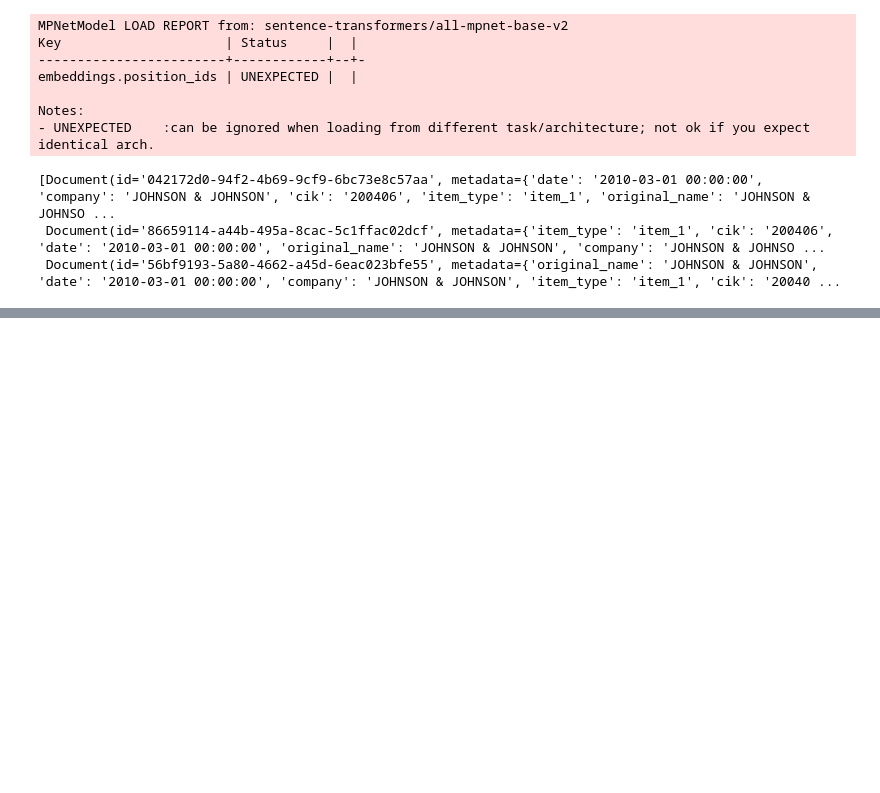
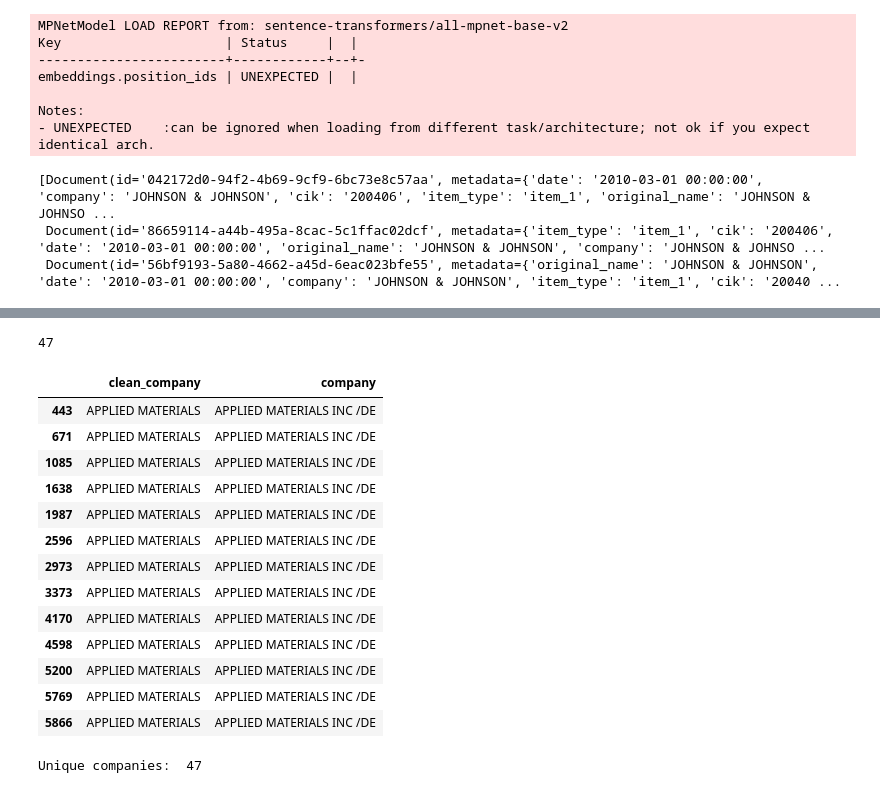
Before and after one commit to coffeedrunkpanda/alpha-crunch, a Jupyter notebook: notebooks/RAG.ipynb, the cells around one changed output, grey strips where cells are left out. Drawn from its saved outputs; the diff is of its cells as text; code cells hidden in the pictures; blank space fills up the shorter version.

```diff
--- a/notebooks/RAG.ipynb
+++ b/notebooks/RAG.ipynb
@@ -236,0 +476,19 @@ docs
+# %%
+import pandas as pd
+# Top 50 S&P 500 CIKs as integers
+top50_ciks_int = [
+    1045810, 320193, 789019, 1018724, 1652044, 1652044, 1326801, 1730168,
+    1318605, 1067983, 104169, 59478, 19617, 34088, 1403161, 200406,
+    1341439, 723125, 1141391, 909832, 1551152, 1065280, 93410, 1321655,
+    80424, 354950, 70858, 21344, 40545, 2488, 18230, 858877, 310158,
+    101829, 6951, 707549, 1413329, 731766, 895421, 886982, 1283699,
+    50863, 51143, 63908, 72971, 1707925, 77476, 732717, 4962
+]
+
+# Convert your cik to int (handles str like "1043277" safely)
+df['cik_int'] = pd.to_numeric(df['cik'], errors='coerce')
+
+# Filter (drops any non-numeric rows)
+df_top50 = df[df['cik_int'].isin(top50_ciks_int)].copy()
+
+print(f"Original rows: {len(df)}, Top 50 S&P 500 rows: {len(df_top50)}")
@@ -236,0 +532,44 @@ docs
+# %%
+len(variations)
+# %% [output]
+47
+# %%
+COMPANY_ALIASES = {
+    "GOOGLE": "ALPHABET",
+    "COMPUTER ASSOCIATES": "CA",
+    "FB": "META PLATFORMS",
+    "FACEBOOK": "META PLATFORMS",
+    "CVS": "CVS CAREMARK",
+    "HP": "HEWLETT PACKARD",
+    "IBM": "INTERNATIONAL BUSINESS MACHINES",
+    "GE": "GENERAL ELECTRIC",
+    "GM": "GENERAL MOTORS",
+    "JPM": "J P MORGAN CHASE",
+    "JP MORGAN": "J P MORGAN CHASE",
+    "JPMORGAN CHASE": "J P MORGAN CHASE",
+    "COSTCO": "COSTCO WHOLESALE",
+    "UNITED TECHNOLOGIES": "RAYTHEON TECHNOLOGIES",
+    "WAL MART STORES": "WALMART",
+    "WALMART STORES": "WALMART",
+    "LILLY ELI": "ELI LILLY",
+}
+
+
+df_top50['clean_company'] = df_top50['clean_company'].apply(lambda x: COMPANY_ALIASES[x] if x in COMPANY_ALIASES else x)
+# %%
+df_top50[df_top50['clean_company'] == 'APPLIED MATERIALS'][["clean_company", "company"]]
+# %% [output]
+|  | clean_company | company |
+| 443 | APPLIED MATERIALS | APPLIED MATERIALS INC /DE |
+| 671 | APPLIED MATERIALS | APPLIED MATERIALS INC /DE |
+| 1085 | APPLIED MATERIALS | APPLIED MATERIALS INC /DE |
+| 1638 | APPLIED MATERIALS | APPLIED MATERIALS INC /DE |
+| 1987 | APPLIED MATERIALS | APPLIED MATERIALS INC /DE |
+| 2596 | APPLIED MATERIALS | APPLIED MATERIALS INC /DE |
+| 2973 | APPLIED MATERIALS | APPLIED MATERIALS INC /DE |
+| 3373 | APPLIED MATERIALS | APPLIED MATERIALS INC /DE |
+| 4170 | APPLIED MATERIALS | APPLIED MATERIALS INC /DE |
+| 4598 | APPLIED MATERIALS | APPLIED MATERIALS INC /DE |
+| 5200 | APPLIED MATERIALS | APPLIED MATERIALS INC /DE |
+| 5769 | APPLIED MATERIALS | APPLIED MATERIALS INC /DE |
+| 5866 | APPLIED MATERIALS | APPLIED MATERIALS INC /DE |
@@ -236,0 +658,4 @@ docs
+# %%
+save_company_names_json("blob", to_companies)
+# %% [output]
+Unique companies:  47
```
Also changed, not shown: parts of 33 cells of this notebook, 14 other files.
